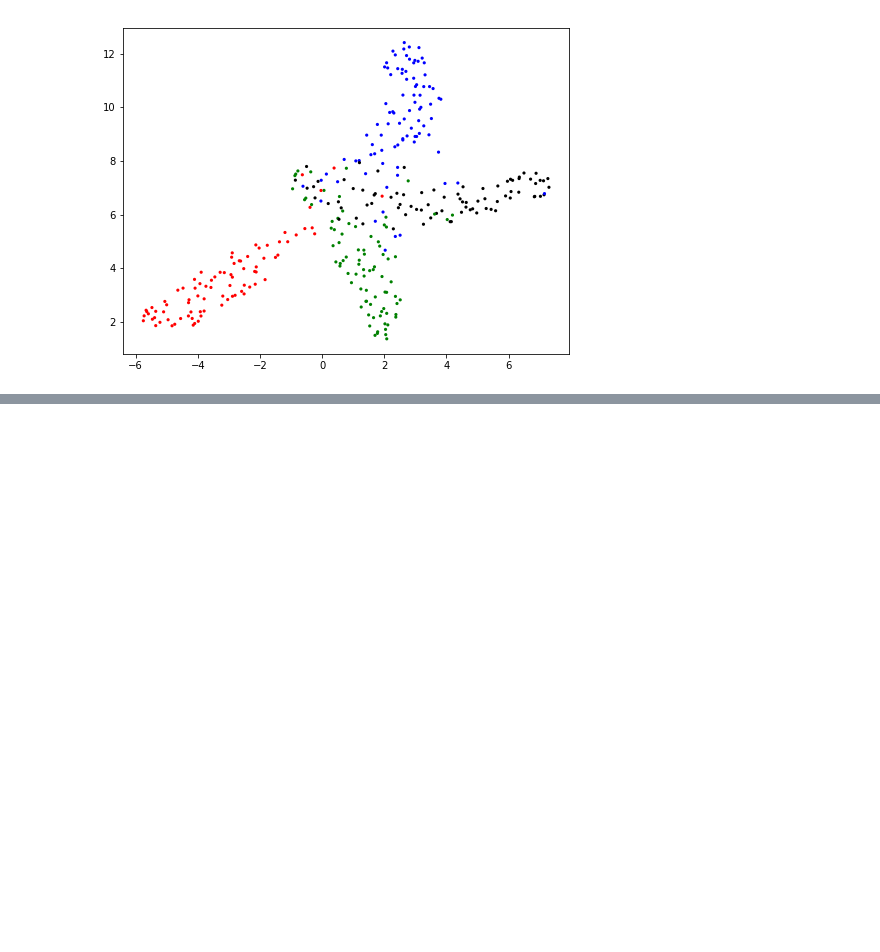
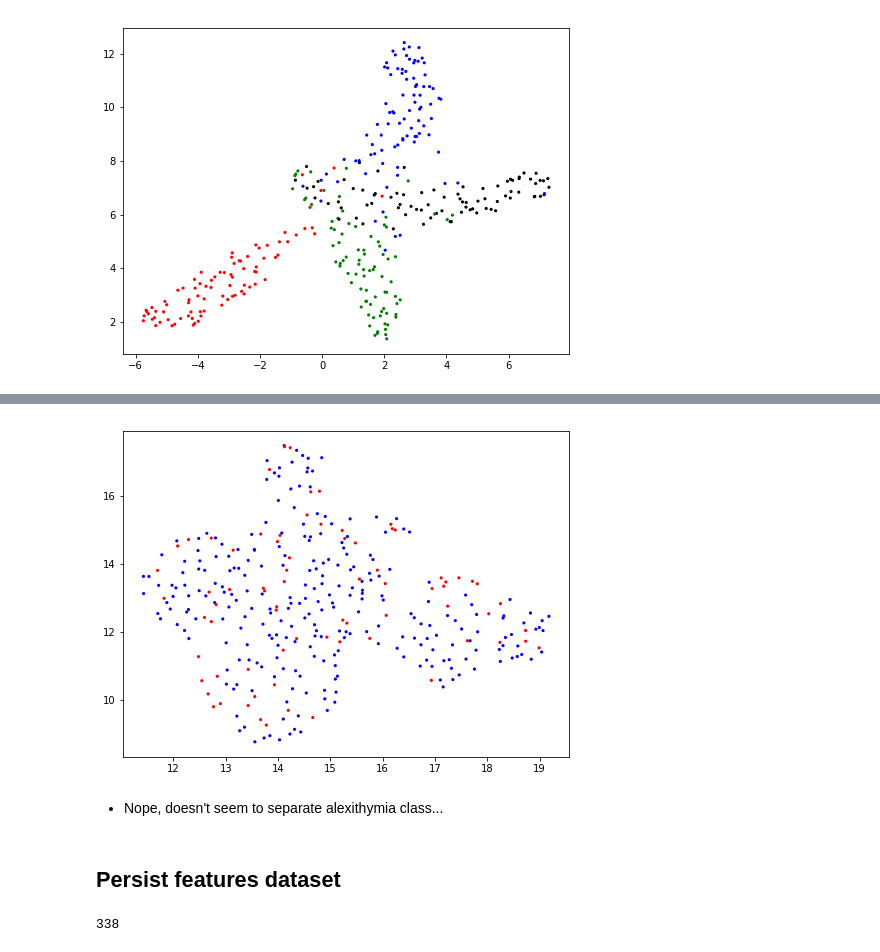
Before and after one commit to raul-arrabales/alexithymic-lang, a Jupyter notebook: nlp/7_LatentSemantic.ipynb, the cells around one changed output, grey strips where cells are left out. Cells and saved outputs as stored; diff of their text form; code cells hidden in the pictures; blank space fills up the shorter version.

```diff
--- a/nlp/7_LatentSemantic.ipynb
+++ b/nlp/7_LatentSemantic.ipynb
@@ -228,0 +259,6 @@ plt.show()
+# %%
+SVD_model = TruncatedSVD(
+    n_components=NUM_Topics,
+    algorithm='randomized',
+    n_iter=100,
+    random_state=122)
@@ -228,0 +295,31 @@ plt.show()
+# %%
+topics = SVD_model.fit_transform(TFIDF_matrix)
+# %%
+embedding = umap.UMAP(
+    n_neighbors=150,
+    min_dist=0.5,
+    random_state=12).fit_transform(topics)
+# %%
+colors = {0: 'blue', 1: 'red'}
+
+plt.figure(figsize=(8,6))
+plt.scatter(
+    embedding[:, 0],
+    embedding[:, 1],
+    c = alex_df['Alex_A'].apply(lambda x: colors[x]),
+    #c = ['green','blue','black','red'],
+    s = 10, # size
+    edgecolor='none'
+)
+plt.show()
+# %% [output]
+[figure, added]
+# %% [markdown]
+- Nope, doesn't seem to separate alexithymia class...
+# %% [markdown]
+## Persist features dataset
+# %%
+# Saving just the exemplars corresponding to the balanced 4 Cards
+alex_df.Text.count()
+# %% [output]
+338
```
Also changed, not shown: parts of 12 cells of this notebook.
